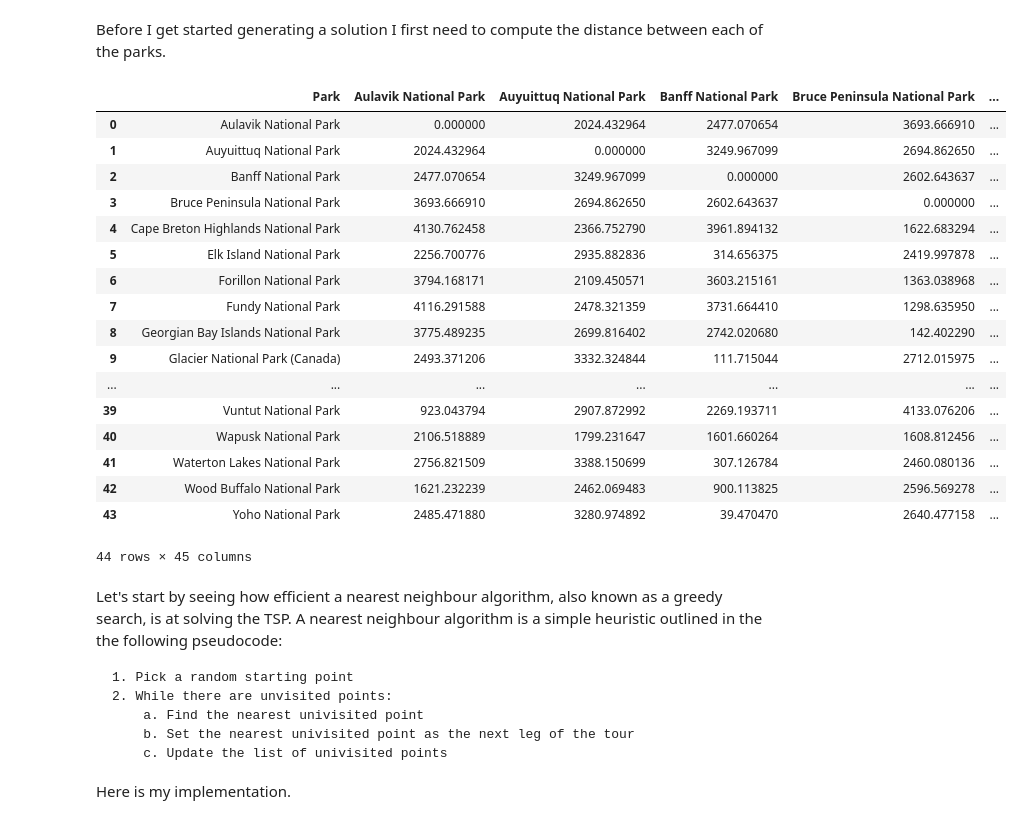
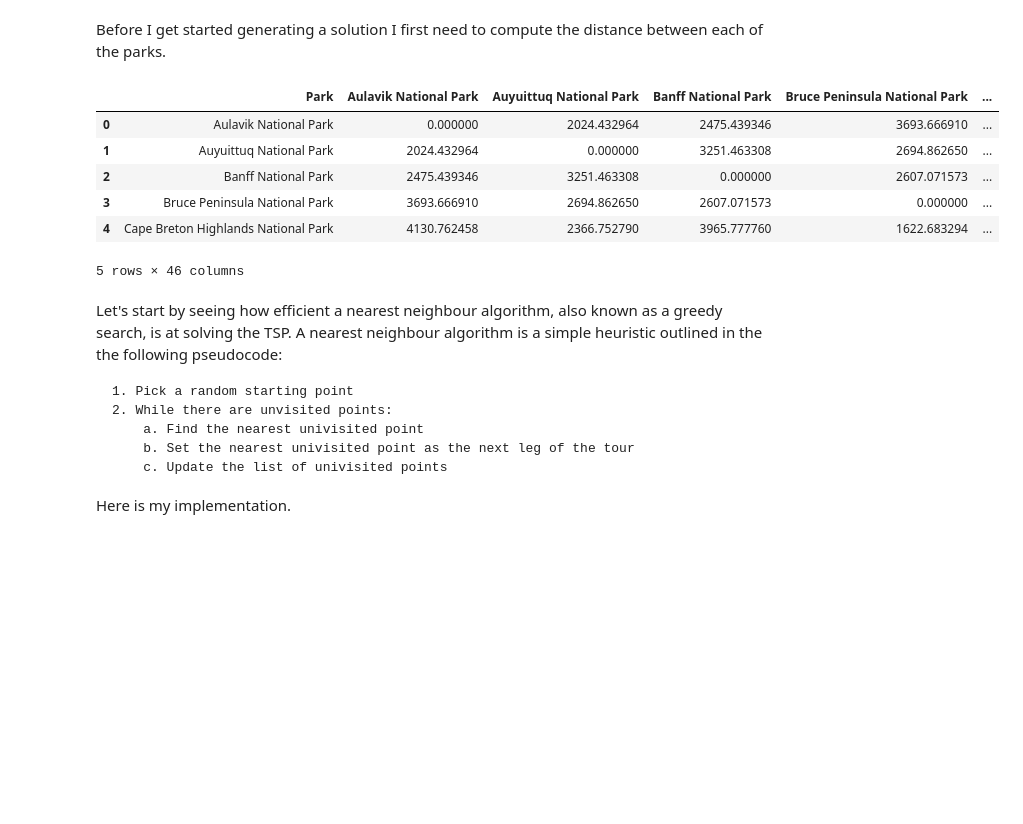
Before and after one commit to sornars/www.sornars.com, a Jupyter notebook: content/2015-06-16.ipynb, the cells around one changed output. Saved outputs shown, nothing was run; the diff lists cells and outputs as text; code cells hidden in the pictures; blank space fills up the shorter version.

```diff
--- a/content/2015-06-16.ipynb
+++ b/content/2015-06-16.ipynb
@@ -36,6 +36,16 @@ for park in parks:
         latitude = [int(x) for x in re.findall('[0-9]+', park_lat)]
         longitude = [-1 * int(y) for y in re.findall('[0-9]+',
                                                      park_lon)]
+        # UPDATE: 2015-07-09
+        # A week after I posted this Qausuittuq National Park was created on 2015-06-24!
+        # Updated error handling code
+
+        if len(latitude) != 3:
+            latitude.append(0)
+
+        if len(longitude) != 3:
+            longitude.append(0)
+
         park_lat = (latitude[0] +
                     (latitude[1]/60) +
                     (latitude[2]/3600))
@@ -119,51 +132,40 @@ Before I get started generating a solution I first need to compute the distance
 import numpy as np
 
 EARTH_RADIUS = 6371
 
 def haversine(start_lon, start_lat, end_lon, end_lat):
     """Computer the haversine distance between points."""
     start_lon = np.radians(start_lon)
     start_lat = np.radians(start_lat)
     end_lon = np.radians(end_lon)
     end_lat = np.radians(end_lat)
 
     dlon = end_lon - start_lon
     dlat = end_lat - start_lat
 
     a = (np.sin(dlat/2)**2 + np.cos(start_lat) *
          np.cos(end_lat) * np.sin(dlon/2)**2)
     c = 2 * np.arctan2(np.sqrt(a), np.sqrt(1-a))
 
     return np.nan_to_num(c * EARTH_RADIUS)
 
 def compute_distances(row):
     """Expand each row to get the distance between parks."""
     park_df[row['Park']] = haversine(row['Longitude'],
                                      row['Latitude'],
                                      park_df['Longitude'],
                                      park_df['Latitude'])
 
 park_df.apply(compute_distances, axis=1)
-display(park_df.drop(['Latitude', 'Longitude'], axis=1))
+display(park_df.drop(['Latitude', 'Longitude'], axis=1).head())
 # %% [output]
 |  | Park | Aulavik National Park | Auyuittuq National Park | Banff National Park | Bruce Peninsula National Park | ... |
-| 0 | Aulavik National Park | 0.000000 | 2024.432964 | 2477.070654 | 3693.666910 | ... |
-| 1 | Auyuittuq National Park | 2024.432964 | 0.000000 | 3249.967099 | 2694.862650 | ... |
-| 2 | Banff National Park | 2477.070654 | 3249.967099 | 0.000000 | 2602.643637 | ... |
-| 3 | Bruce Peninsula National Park | 3693.666910 | 2694.862650 | 2602.643637 | 0.000000 | ... |
-| 4 | Cape Breton Highlands National Park | 4130.762458 | 2366.752790 | 3961.894132 | 1622.683294 | ... |
-| 5 | Elk Island National Park | 2256.700776 | 2935.882836 | 314.656375 | 2419.997878 | ... |
-| 6 | Forillon National Park | 3794.168171 | 2109.450571 | 3603.215161 | 1363.038968 | ... |
-| 7 | Fundy National Park | 4116.291588 | 2478.321359 | 3731.664410 | 1298.635950 | ... |
-| 8 | Georgian Bay Islands National Park | 3775.489235 | 2699.816402 | 2742.020680 | 142.402290 | ... |
-| 9 | Glacier National Park (Canada) | 2493.371206 | 3332.324844 | 111.715044 | 2712.015975 | ... |
-| ... | ... | ... | ... | ... | ... | ... |
-| 39 | Vuntut National Park | 923.043794 | 2907.872992 | 2269.193711 | 4133.076206 | ... |
-| 40 | Wapusk National Park | 2106.518889 | 1799.231647 | 1601.660264 | 1608.812456 | ... |
-| 41 | Waterton Lakes National Park | 2756.821509 | 3388.150699 | 307.126784 | 2460.080136 | ... |
-| 42 | Wood Buffalo National Park | 1621.232239 | 2462.069483 | 900.113825 | 2596.569278 | ... |
-| 43 | Yoho National Park | 2485.471880 | 3280.974892 | 39.470470 | 2640.477158 | ... |
+| 0 | Aulavik National Park | 0.000000 | 2024.432964 | 2475.439346 | 3693.666910 | ... |
+| 1 | Auyuittuq National Park | 2024.432964 | 0.000000 | 3251.463308 | 2694.862650 | ... |
+| 2 | Banff National Park | 2475.439346 | 3251.463308 | 0.000000 | 2607.071573 | ... |
+| 3 | Bruce Peninsula National Park | 3693.666910 | 2694.862650 | 2607.071573 | 0.000000 | ... |
+| 4 | Cape Breton Highlands National Park | 4130.762458 | 2366.752790 | 3965.777760 | 1622.683294 | ... |
-44 rows × 45 columns
+5 rows × 46 columns
 # %% [markdown]
 Let's start by seeing how efficient a nearest neighbour algorithm, also known as a greedy search, is at solving the TSP. A nearest neighbour algorithm is a simple heuristic outlined in the the following pseudocode:
 
```
Also changed, not shown: parts of 12 cells of this notebook.
